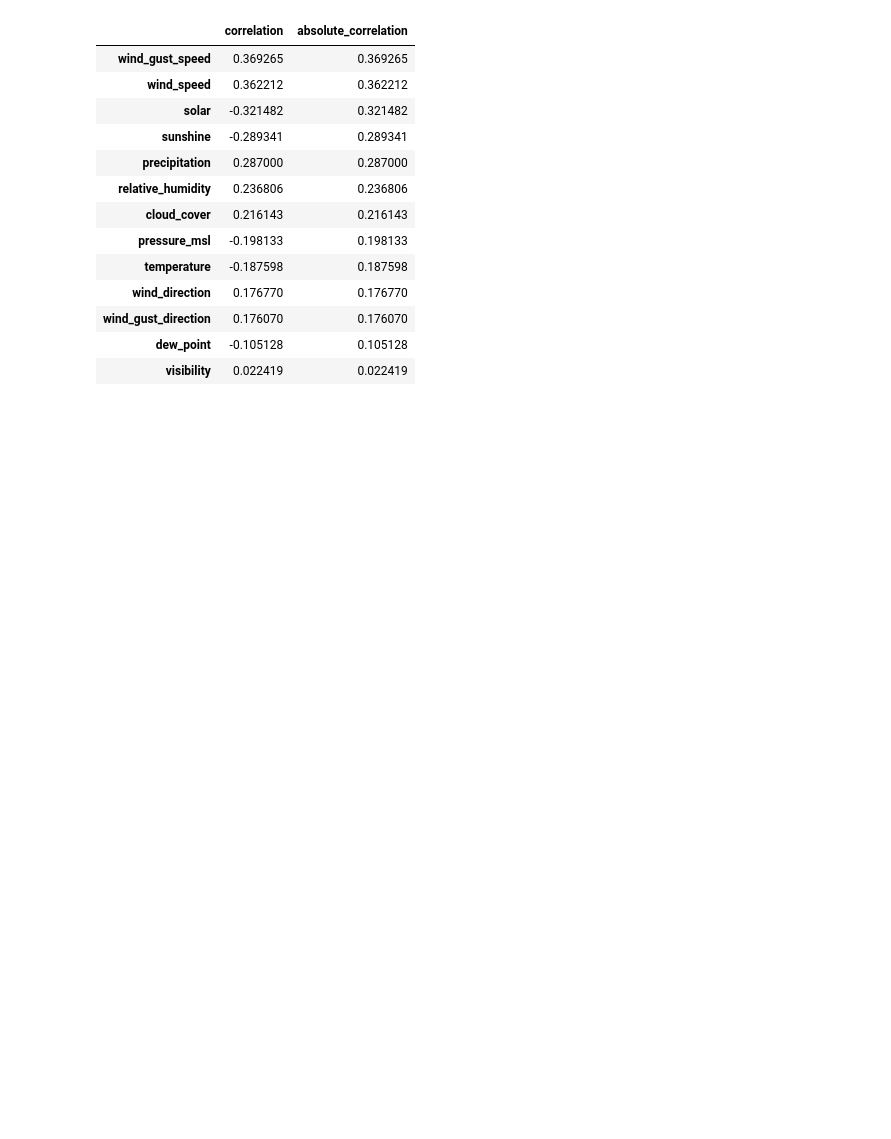
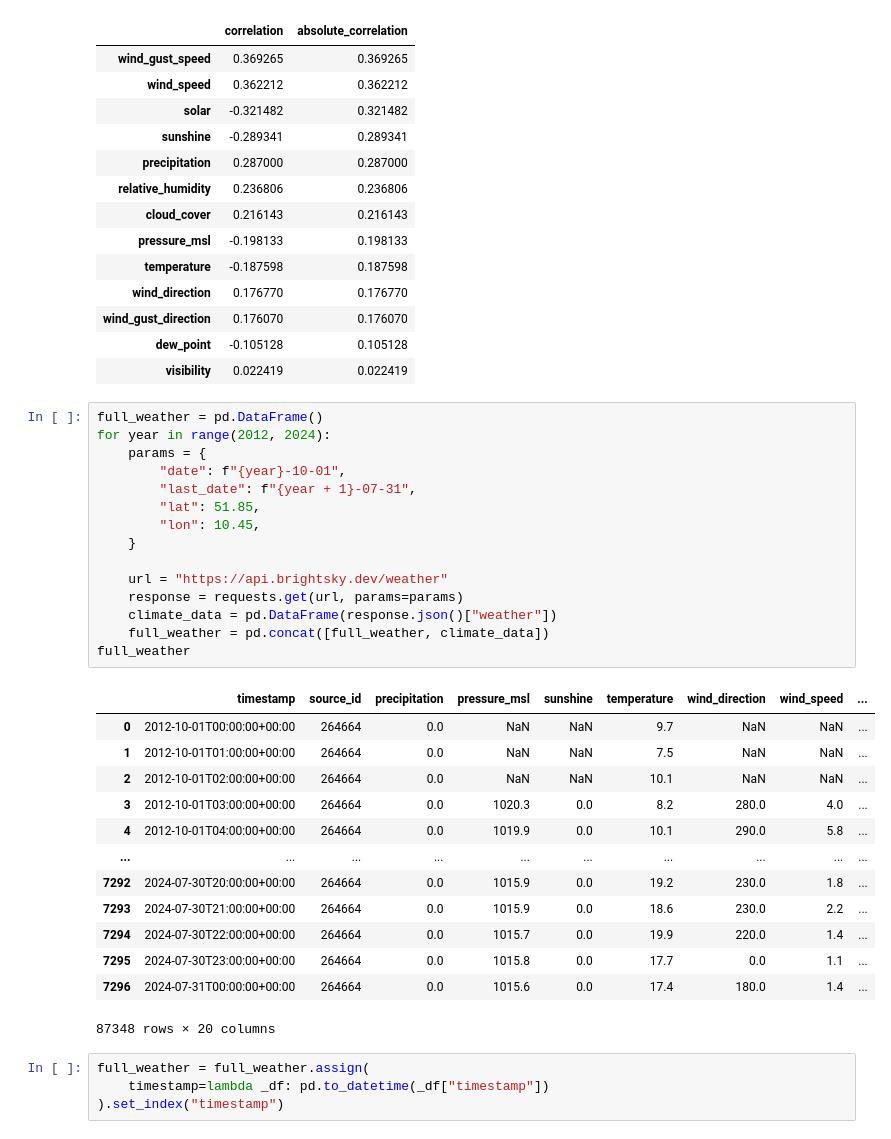
Before and after one commit to AquaStream/waterlevels_oker, a Jupyter notebook: notebooks/EDA/ED_Tim_okertalsperre.ipynb, the cells around one changed output. Cells and saved outputs as stored; diff of their text form; blank space fills up the shorter version.

Commit message:
feat: use local weather data for eda
Signed-off-by: Tim Hildebrandt <44113468+tim-hilde@users.noreply.github.com>

```diff
--- a/notebooks/EDA/ED_Tim_okertalsperre.ipynb
+++ b/notebooks/EDA/ED_Tim_okertalsperre.ipynb
@@ -161,3 +162,36 @@ okertal_corr.sort_values(by="absolute_correlation", ascending=False)
 | wind_gust_direction | 0.176070 | 0.176070 |
 | dew_point | -0.105128 | 0.105128 |
 | visibility | 0.022419 | 0.022419 |
+# %%
+full_weather = pd.DataFrame()
+for year in range(2012, 2024):
+	params = {
+		"date": f"{year}-10-01",
+		"last_date": f"{year + 1}-07-31",
+		"lat": 51.85,
+		"lon": 10.45,
+	}
+
+	url = "https://api.brightsky.dev/weather"
+	response = requests.get(url, params=params)
+	climate_data = pd.DataFrame(response.json()["weather"])
+	full_weather = pd.concat([full_weather, climate_data])
+full_weather
+# %% [output]
+|  | timestamp | source_id | precipitation | pressure_msl | sunshine | temperature | wind_direction | wind_speed | ... |
+| 0 | 2012-10-01T00:00:00+00:00 | 264664 | 0.0 | NaN | NaN | 9.7 | NaN | NaN | ... |
+| 1 | 2012-10-01T01:00:00+00:00 | 264664 | 0.0 | NaN | NaN | 7.5 | NaN | NaN | ... |
+| 2 | 2012-10-01T02:00:00+00:00 | 264664 | 0.0 | NaN | NaN | 10.1 | NaN | NaN | ... |
+| 3 | 2012-10-01T03:00:00+00:00 | 264664 | 0.0 | 1020.3 | 0.0 | 8.2 | 280.0 | 4.0 | ... |
+| 4 | 2012-10-01T04:00:00+00:00 | 264664 | 0.0 | 1019.9 | 0.0 | 10.1 | 290.0 | 5.8 | ... |
+| ... | ... | ... | ... | ... | ... | ... | ... | ... | ... |
+| 7292 | 2024-07-30T20:00:00+00:00 | 264664 | 0.0 | 1015.9 | 0.0 | 19.2 | 230.0 | 1.8 | ... |
+| 7293 | 2024-07-30T21:00:00+00:00 | 264664 | 0.0 | 1015.9 | 0.0 | 18.6 | 230.0 | 2.2 | ... |
+| 7294 | 2024-07-30T22:00:00+00:00 | 264664 | 0.0 | 1015.7 | 0.0 | 19.9 | 220.0 | 1.4 | ... |
+| 7295 | 2024-07-30T23:00:00+00:00 | 264664 | 0.0 | 1015.8 | 0.0 | 17.7 | 0.0 | 1.1 | ... |
+| 7296 | 2024-07-31T00:00:00+00:00 | 264664 | 0.0 | 1015.6 | 0.0 | 17.4 | 180.0 | 1.4 | ... |
+87348 rows × 20 columns
+# %%
+full_weather = full_weather.assign(
+	timestamp=lambda _df: pd.to_datetime(_df["timestamp"])
+).set_index("timestamp")
```
Also changed, not shown: parts of 11 cells of this notebook.
